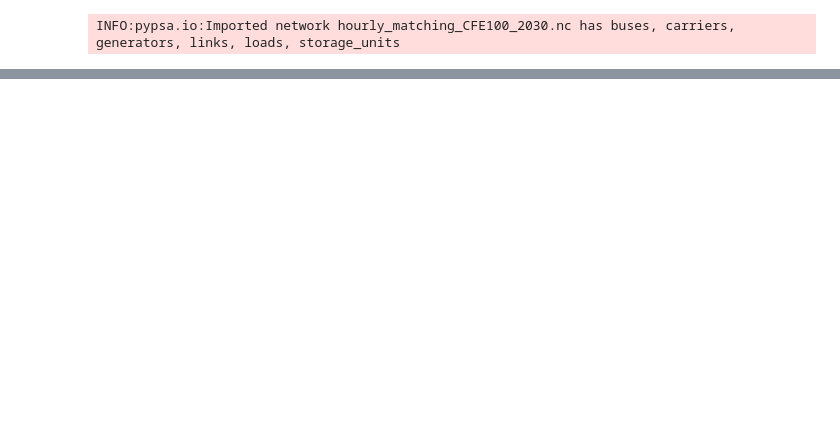
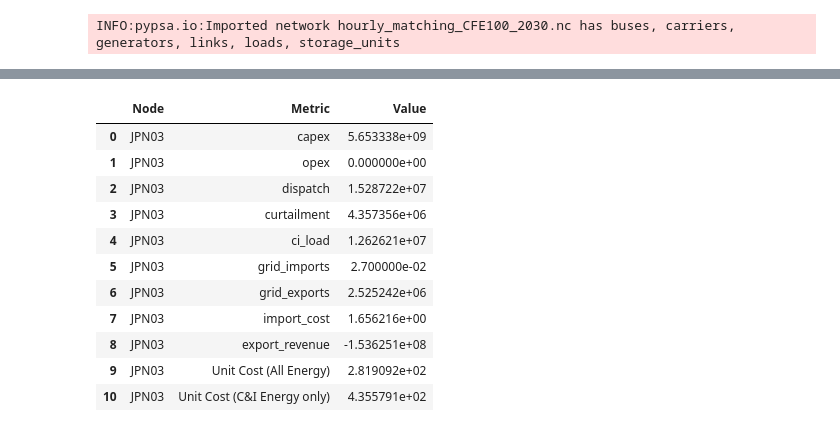
Before and after one commit to transition-zero/tza-pypsa, a Jupyter notebook: CostCalculation.ipynb, the cells around one changed output, grey strips where cells are left out. Saved outputs shown, nothing was run; the diff lists cells and outputs as text; code cells hidden in the pictures; blank space fills up the shorter version.

```diff
--- a/CostCalculation.ipynb
+++ b/CostCalculation.ipynb
@@ -104,0 +183,46 @@ def get_ci_cost_summary(n : pypsa.Network) -> pd.DataFrame:
+# %%
+generator_helper = unit_cost[~unit_cost['index'].str.contains('Imports|Exports')][['Node', 'capex', 'opex', 'dispatch', 'curtailment']].groupby('Node').sum()
+link_helper = unit_cost_denominator[['ci_load', 'grid_imports', 'grid_exports', 'Node']]
+im_ex_helper = unit_cost[unit_cost['index'].str.contains('Imports|Exports')][['Node', 'import_cost', 'export_revenue']].groupby('Node').sum()
+
+merged_helper = generator_helper.merge(link_helper, on='Node', how='left').merge(im_ex_helper, on='Node', how='left')
+
+merged_helper['Unit Cost (All Energy)'] = (
+    merged_helper['capex']
+    + merged_helper['opex']
+    + merged_helper['import_cost']
+    + merged_helper['export_revenue']
+    )/(
+    merged_helper['ci_load'] +
+    merged_helper['grid_exports'] +
+    merged_helper['curtailment']
+)
+
+merged_helper['Unit Cost (C&I Energy only)'] = (
+    merged_helper['capex']
+    + merged_helper['opex']
+    + merged_helper['import_cost']
+    + merged_helper['export_revenue']
+    )/merged_helper['ci_load']
+# %%
+merged_helper = pd.melt(
+    merged_helper,
+    id_vars=['Node'],
+    var_name='Metric',
+    value_name='Value'
+)
+# %%
+merged_helper
+# %% [output]
+|  | Node | Metric | Value |
+| 0 | JPN03 | capex | 5.653338e+09 |
+| 1 | JPN03 | opex | 0.000000e+00 |
+| 2 | JPN03 | dispatch | 1.528722e+07 |
+| 3 | JPN03 | curtailment | 4.357356e+06 |
+| 4 | JPN03 | ci_load | 1.262621e+07 |
+| 5 | JPN03 | grid_imports | 2.700000e-02 |
+| 6 | JPN03 | grid_exports | 2.525242e+06 |
+| 7 | JPN03 | import_cost | 1.656216e+00 |
+| 8 | JPN03 | export_revenue | -1.536251e+08 |
+| 9 | JPN03 | Unit Cost (All Energy) | 2.819092e+02 |
+| 10 | JPN03 | Unit Cost (C&I Energy only) | 4.355791e+02 |
```
Also changed, not shown: parts of 35 cells of this notebook, 1 other file.
